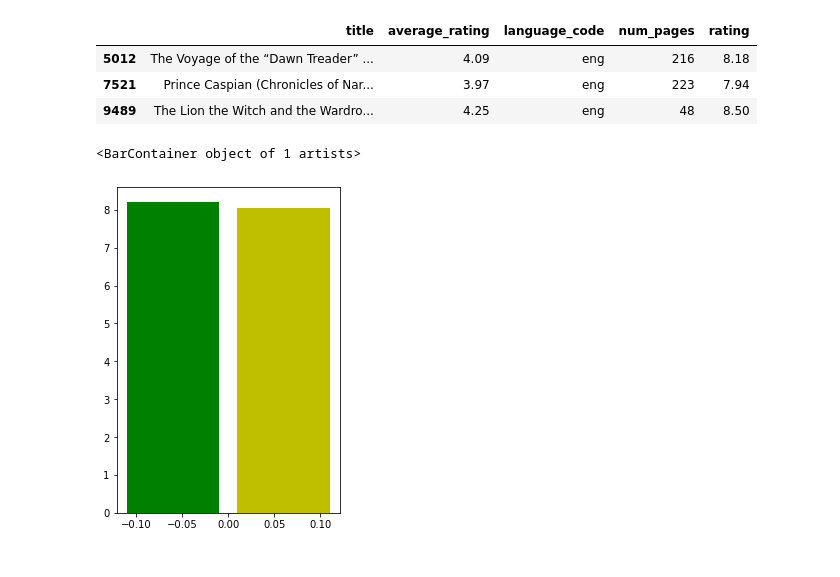
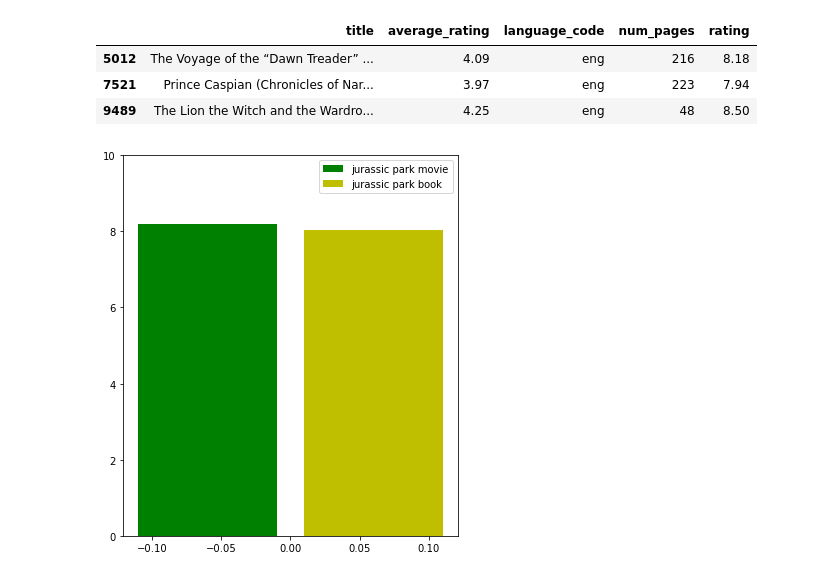
Before and after one commit to moustafa-karaki/books-movies, a Jupyter notebook: books_movies.ipynb, the cells around one changed output. Saved outputs shown, nothing was run; the diff lists cells and outputs as text; code cells hidden in the pictures.

```diff
--- a/books_movies.ipynb
+++ b/books_movies.ipynb
@@ -176,9 +176,12 @@ jurassic_movie = jurassic_movie.drop([352,507])
 x_axis = np.arange(len(jurassic_movie["title"]))
 x_axis2 = np.arange(len(jurassic_book["title"]))
 # %%
-plt.figure(1, figsize=(4, 6))
-plt.bar(x_axis -0.06,jurassic_movie["rating"],width= 0.1,label = 'jurassic park book',color = "g")
+plt.figure(1, figsize=(6, 7))
+title = "jurassic park book"
+plt.bar(x_axis -0.06,jurassic_movie["rating"],width= 0.1,label = 'jurassic park movie',color = "g")
 plt.bar(x_axis2 +0.06,jurassic_book["rating"],width =0.1,label = "jurassic park book", color = "y")
+plt.ylim(0,10.0)
+plt.legend()
+plt.show()
 # %% [output]
-<BarContainer object of 1 artists>
-[figure, old version]
+[figure, new version]
```
